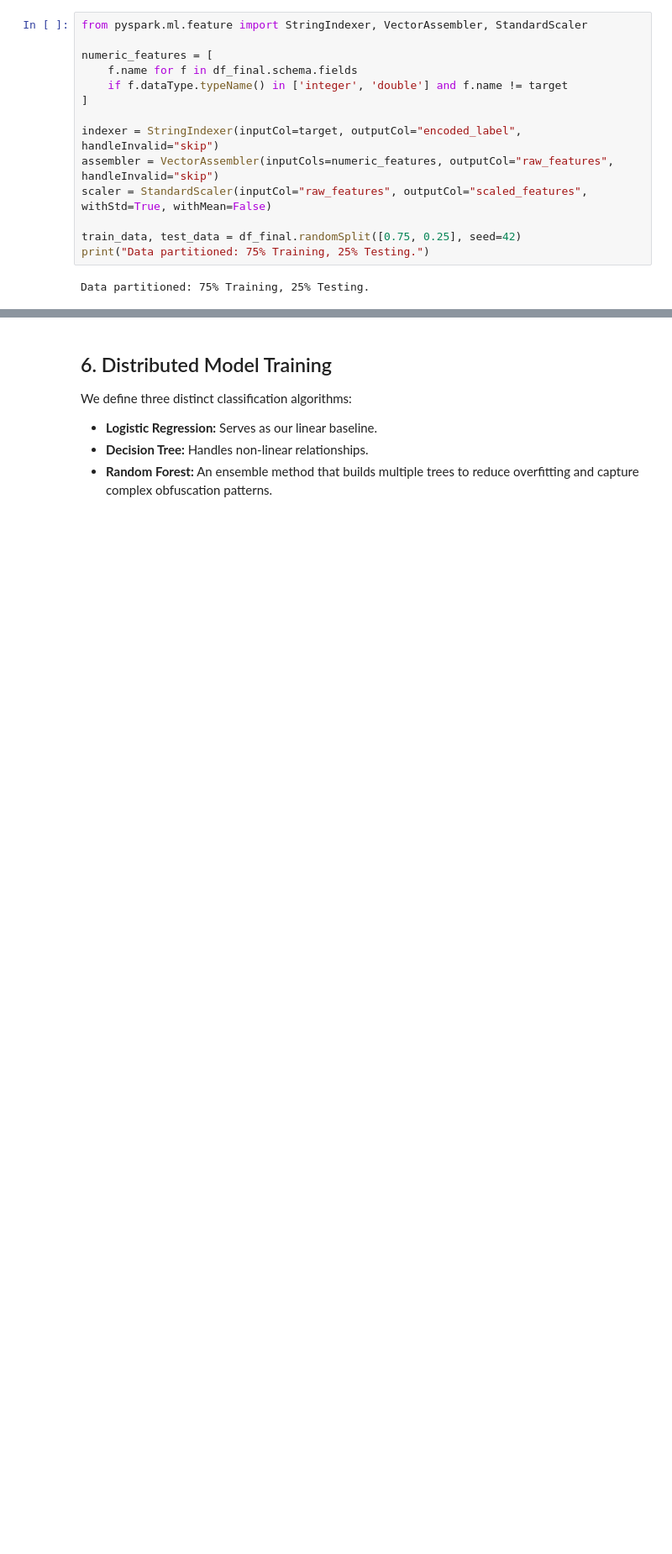
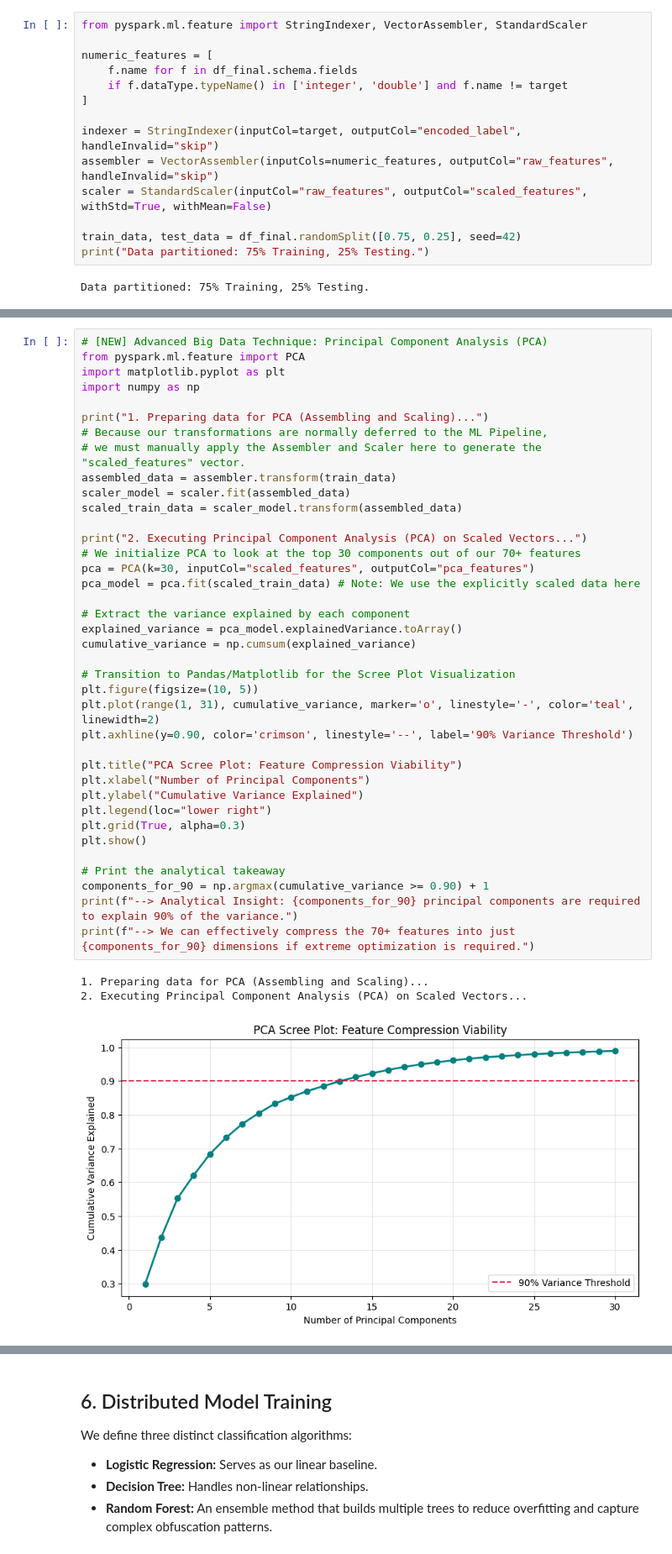
Before and after one commit to yep-pey/travel_tourism_management, a Jupyter notebook: Untitled1.ipynb, the cells around one changed output, grey strips where cells are left out. Shown at 84% size. Drawn from its saved outputs; the diff is of its cells as text; blank space fills up the shorter version.

```diff
--- a/Untitled1.ipynb
+++ b/Untitled1.ipynb
@@ -171,0 +204,42 @@ Data partitioned: 75% Training, 25% Testing.
+# %%
+# [NEW] Advanced Big Data Technique: Principal Component Analysis (PCA)
+from pyspark.ml.feature import PCA
+import matplotlib.pyplot as plt
+import numpy as np
+
+print("1. Preparing data for PCA (Assembling and Scaling)...")
+# Because our transformations are normally deferred to the ML Pipeline,
+# we must manually apply the Assembler and Scaler here to generate the "scaled_features" vector.
+assembled_data = assembler.transform(train_data)
+scaler_model = scaler.fit(assembled_data)
+scaled_train_data = scaler_model.transform(assembled_data)
+
+print("2. Executing Principal Component Analysis (PCA) on Scaled Vectors...")
+# We initialize PCA to look at the top 30 components out of our 70+ features
+pca = PCA(k=30, inputCol="scaled_features", outputCol="pca_features")
+pca_model = pca.fit(scaled_train_data) # Note: We use the explicitly scaled data here
+
+# Extract the variance explained by each component
+explained_variance = pca_model.explainedVariance.toArray()
+cumulative_variance = np.cumsum(explained_variance)
+
+# Transition to Pandas/Matplotlib for the Scree Plot Visualization
+plt.figure(figsize=(10, 5))
+plt.plot(range(1, 31), cumulative_variance, marker='o', linestyle='-', color='teal', linewidth=2)
+plt.axhline(y=0.90, color='crimson', linestyle='--', label='90% Variance Threshold')
+
+plt.title("PCA Scree Plot: Feature Compression Viability")
+plt.xlabel("Number of Principal Components")
+plt.ylabel("Cumulative Variance Explained")
+plt.legend(loc="lower right")
+plt.grid(True, alpha=0.3)
+plt.show()
+
+# Print the analytical takeaway
+components_for_90 = np.argmax(cumulative_variance >= 0.90) + 1
+print(f"--> Analytical Insight: {components_for_90} principal components are required to explain 90% of the variance.")
+print(f"--> We can effectively compress the 70+ features into just {components_for_90} dimensions if extreme optimization is required.")
+# %% [output]
+1. Preparing data for PCA (Assembling and Scaling)...
+2. Executing Principal Component Analysis (PCA) on Scaled Vectors...
+[figure, added]
```
Also changed, not shown: parts of 10 cells of this notebook.
